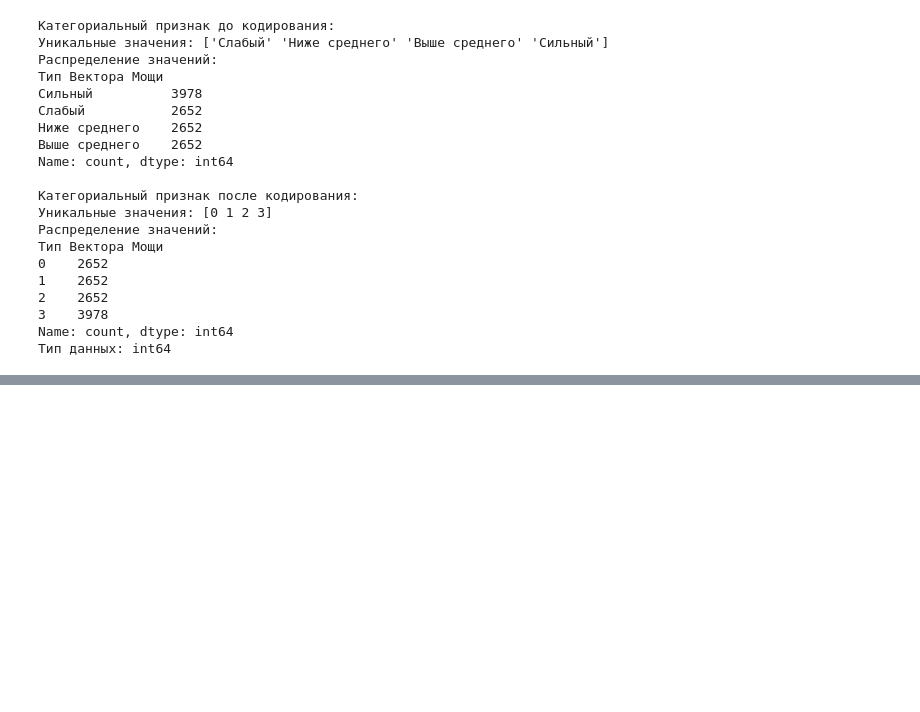
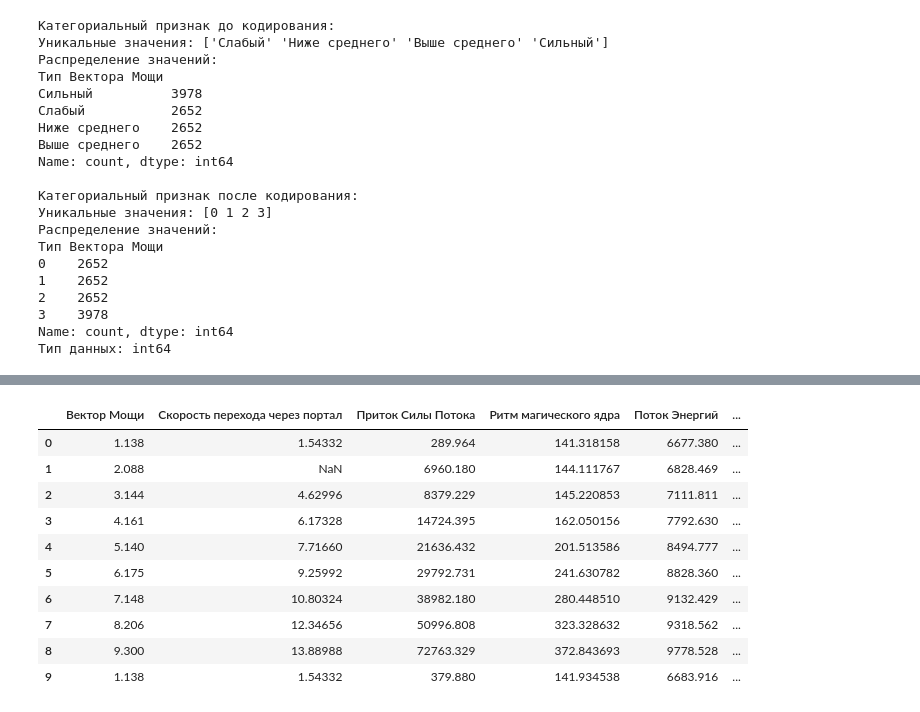
Before and after one commit to AlexeyRau/OMGTU, a Jupyter notebook: 3year/5semester/Practicum/lab2/lab2.ipynb, the cells around one changed output, grey strips where cells are left out. Saved outputs shown, nothing was run; the diff lists cells and outputs as text; code cells hidden in the pictures; blank space fills up the shorter version.

```diff
--- a/3year/5semester/Practicum/lab2/lab2.ipynb
+++ b/3year/5semester/Practicum/lab2/lab2.ipynb
@@ -268,0 +346,14 @@ Name: count, dtype: int64
+# %%
+df.head(10)
+# %% [output]
+|  | Вектор Мощи | Скорость перехода через портал | Приток Силы Потока | Ритм магического ядра | Поток Энергий | ... |
+| 0 | 1.138 | 1.54332 | 289.964 | 141.318158 | 6677.380 | ... |
+| 1 | 2.088 | NaN | 6960.180 | 144.111767 | 6828.469 | ... |
+| 2 | 3.144 | 4.62996 | 8379.229 | 145.220853 | 7111.811 | ... |
+| 3 | 4.161 | 6.17328 | 14724.395 | 162.050156 | 7792.630 | ... |
+| 4 | 5.140 | 7.71660 | 21636.432 | 201.513586 | 8494.777 | ... |
+| 5 | 6.175 | 9.25992 | 29792.731 | 241.630782 | 8828.360 | ... |
+| 6 | 7.148 | 10.80324 | 38982.180 | 280.448510 | 9132.429 | ... |
+| 7 | 8.206 | 12.34656 | 50996.808 | 323.328632 | 9318.562 | ... |
+| 8 | 9.300 | 13.88988 | 72763.329 | 372.843693 | 9778.528 | ... |
+| 9 | 1.138 | 1.54332 | 379.880 | 141.934538 | 6683.916 | ... |
```
Also changed, not shown: parts of 39 cells of this notebook.
